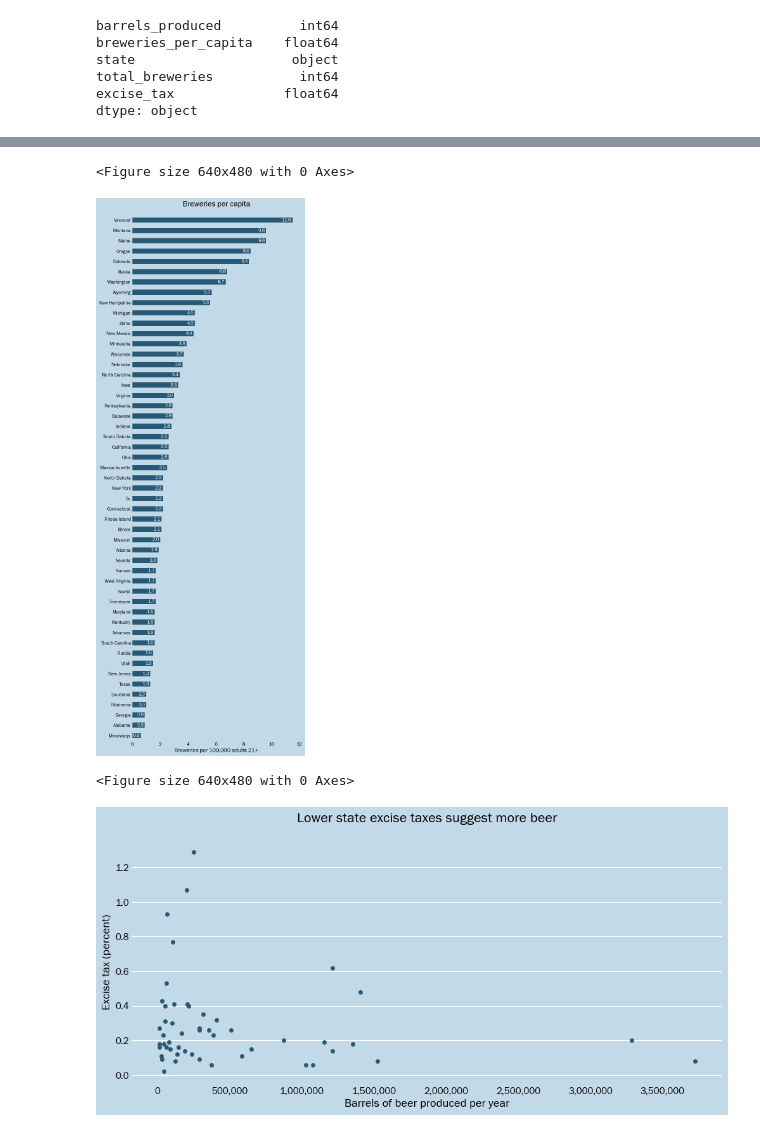
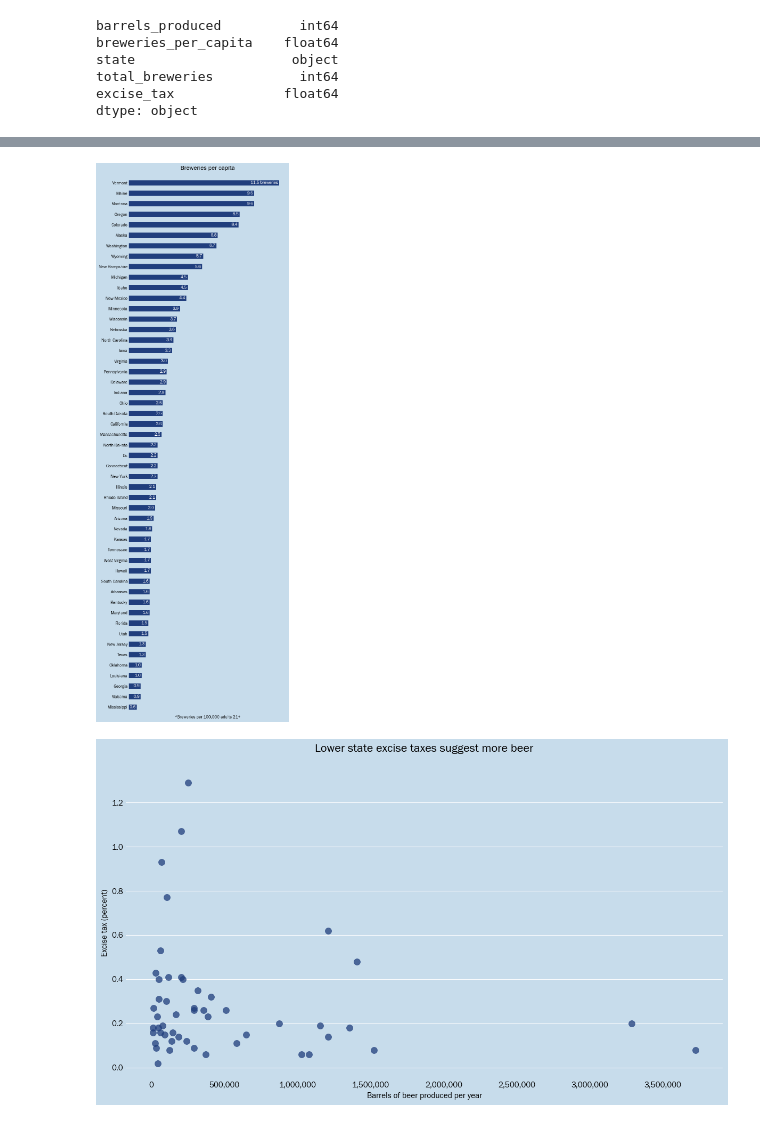
Before and after one commit to vpenney/data-studio, a Jupyter notebook: code/01-craft-beer/Beer Havens for Hipsters - cleaning and graphs.ipynb, the cells around one changed output, grey strips where cells are left out. Cells and saved outputs as stored; diff of their text form; code cells hidden in the pictures.

```diff
--- a/code/01-craft-beer/Beer Havens for Hipsters - cleaning and graphs.ipynb
+++ b/code/01-craft-beer/Beer Havens for Hipsters - cleaning and graphs.ipynb
@@ -30,3 +31,5 @@ df
 | 48 | 12989 | 1.7 | West Virginia | 23 | 0.18 |
 | 49 | 1029916 | 3.7 | Wisconsin | 160 | 0.06 |
 | 50 | 45401 | 5.7 | Wyoming | 24 | 0.02 |
+# %%
+df['avg'] = df['barrels_produced']/ df['total_breweries']
@@ -54,17 +61,17 @@ plt.rcParams.update({
     'pdf.fonttype': 42,
     'ps.fonttype': 42,
     'patch.linewidth': 0.5,
-    'figure.facecolor': '#c2d9e7',
+    'figure.facecolor': '#C7DCEB',
     'font.size': 11.0,
-    'axes.facecolor': '#c2d9e7',
+    'axes.facecolor': '#C7DCEB',
     'axes.edgecolor': 'white',
     'axes.linewidth': '1',
     'axes.grid': True,
     'grid.color': 'white',
     'axes.titlesize': 'x-large',
-    'axes.labelsize': 'large',
+    'axes.labelsize': 'medium',
     'axes.axisbelow': True,
-    'axes.prop_cycle': cycler('color', ['#275876', '#64aad4', '#ec866c', '#87d8d6', '#7273a5', '#f9d669']),
+    'axes.prop_cycle': cycler('color', ['#203E7D', '#5286FF', '#3DE894', '#F4FF90', '#E8AB55', '#FF708B']),
     'xtick.major.size': 0,
     'xtick.minor.size': 0,
     'ytick.major.size': 0,
@@ -76,8 +83,9 @@ plt.rcParams.update({
     'axes.spines.right': False,
     'legend.facecolor': '#FFFFFF',
     'font.family': 'Franklin Gothic Book',
+    'lines.markersize': 10
 })
 
 
-plt.show()
+# plt.show()
 # %% [output]
@@ -98,44 +142,48 @@ plt.savefig("production_vs_number.png")
 # %%
-ax = df.sort_values(by=['breweries_per_capita']).plot(kind='barh', x='state', y='breweries_per_capita', figsize=(7,22), color='#275876', legend=False)
+from matplotlib.ticker import NullFormatter
+ax = df.sort_values(by=['breweries_per_capita']).plot(kind='barh', x='state', y='breweries_per_capita', color='#203E7D', figsize=(7,20), legend=False)
 ax.set_title("Breweries per capita", pad=20)
 ax.grid(False)
-ax.set_xlabel("Breweries per 100,000 adults 21+")
+ax.set_xlabel("*Breweries per 100,000 adults 21+")
 ax.set_ylabel('')
-ax.title.set_fontsize(18)
+ax.title.set_fontsize(16)
+ax.xaxis.set_major_formatter(NullFormatter())
+ax.xaxis.set_minor_formatter(NullFormatter())
 y = df['breweries_per_capita']
 
 
 
 # matplotlib counts from the bottom and builds up
 for i, bar in enumerate(ax.patches):
     value = bar.get_width()
+    if i==50:
+        value = str(bar.get_width()) + " breweries"
+    else:
+        value = bar.get_width()
     x_pos = bar.get_width() - .08
     y_pos = i
 #     ax.text(x_pos, y_pos, value, verticalalignment='center')
     ax.text(x_pos, y_pos, value, va='center', ha='right', color='white', fontweight='bold')
 
+
+plt.tight_layout()
+plt.savefig("breweries_per_capita.png", facecolor=plt.gcf().get_facecolor())
 plt.show()
-plt.savefig("breweries_per_capita.pdf")
 # %% [output]
-<Figure size 640x480 with 0 Axes>
-[figure, old version]
+[figure, new version]
 # %%
 from matplotlib.ticker import FuncFormatter
 
 # Step One: build a function
 def with_commas(value, pos):
     millions = value / 100000
-    # if we were naming this, whatever we were naming it would go before the comma
-    # kinda like this: return "{number,}".format(int(value))
     return "{:,}".format(int(value))
-    # another way to do this
-    # return "{} M".format(millions)
 
 # Step Two: Use FuncFormatter with that function
-# Unsure what this does, but it's a step
 formatter = FuncFormatter(with_commas)
 
-ax = df.plot(kind='scatter', x='barrels_produced', y='excise_tax', figsize=(12, 5))
+#color = [str(item/255.) for item in y]
+ax = df.plot(kind='scatter', x='barrels_produced', y='excise_tax', figsize=(12, 7), s=75, alpha=.75)
 
 ax.set_xlabel("Barrels of beer produced per year")
 ax.set_ylabel("Excise tax (percent)")
@@ -143,9 +191,9 @@ ax.grid(False, axis='x')
 ax.set_title("Lower state excise taxes suggest more beer", pad=20)
 ax.title.set_fontsize(16)
 ax.xaxis.set_major_formatter(formatter)
+
+plt.tight_layout()
+plt.savefig("excise_tax.png", facecolor=plt.gcf().get_facecolor(), bbox_inches=[])
 plt.show()
-plt.tight_layout()
-plt.savefig("production_vs_number.pdf", facecolor=plt.gcf().get_facecolor(), bbox_inches=[])
 # %% [output]
-<Figure size 640x480 with 0 Axes>
-[figure, old version]
+[figure, new version]
```
Also changed, not shown: parts of 7 cells of this notebook.
